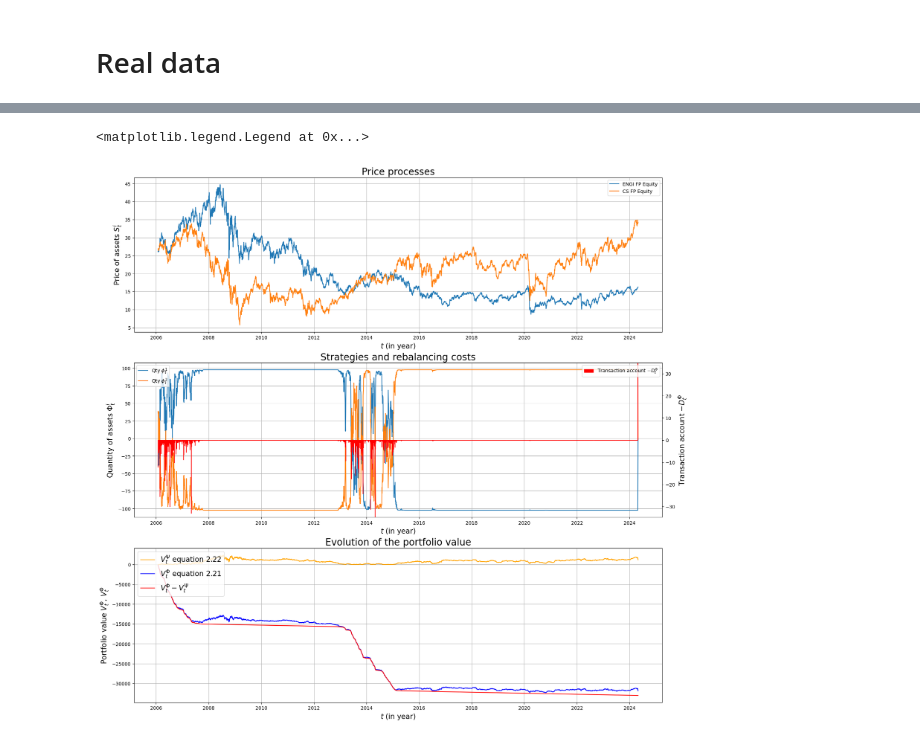
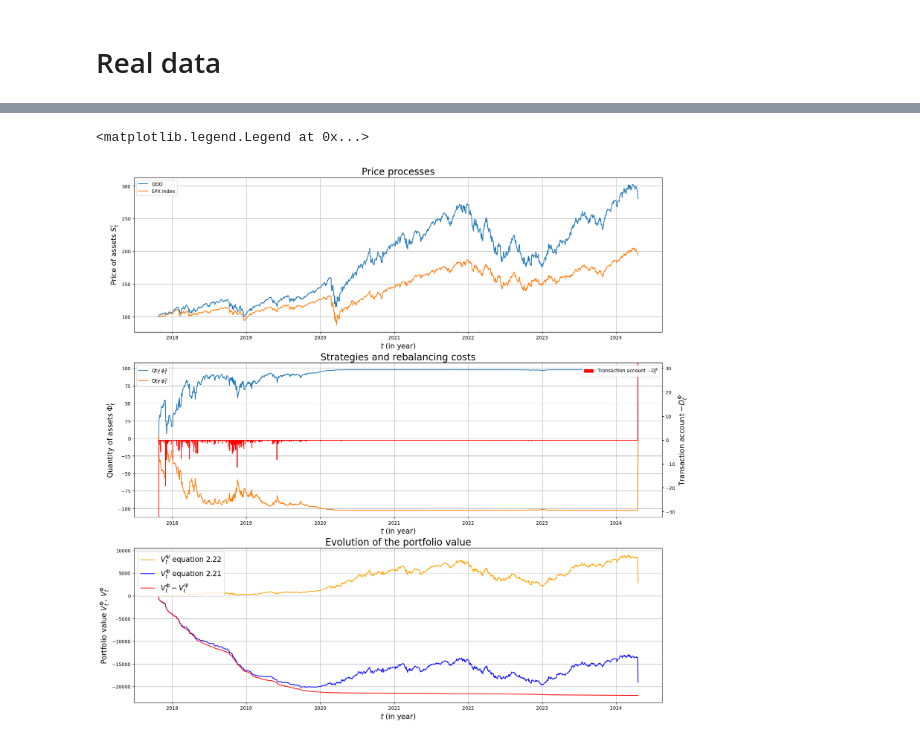
Before and after one commit to BaptisteZloch/Discretization-of-continuous-time-arbitrage-strategies-in-financial-markets-with-fBm, a Jupyter notebook: src/salopek_strategy.ipynb, the cells around one changed output, grey strips where cells are left out. Drawn from its saved outputs; the diff is of its cells as text; code cells hidden in the pictures.

```diff
--- a/src/salopek_strategy.ipynb
+++ b/src/salopek_strategy.ipynb
@@ -89,7 +94,7 @@ df_ptf = generate_n_assets_portfolio(
     2,
     n_steps=250,
     T=1,
-    H=0.7,
+    H=0.2,
     mu=0.05,
     sigma=0.1,
     s0=100,
@@ -338,0 +312,5 @@ df_ptf
+# %%
+df_ptf = pd.read_csv("../data/data_engie_axa.csv", sep=";").dropna()
+df_ptf["Date"] = pd.to_datetime(df_ptf["Date"],dayfirst=True)
+df_ptf = df_ptf.set_index("Date").sort_index()
+df_ptf
@@ -349,20 +447,20 @@ SCALING_FACTOR = 100  # \gamma
 
 salopek_strat = SalopekStrategy(alpha=ALPHA, beta=BETA)
 
-
+df_backtest = df_ptf[["QQQ","SPX Index"]]
 bk_tester = Backtester()
 
 weights_df, V_t_psi, V_t_phi, transaction_account = bk_tester.run_backtest(
-    universe_dataframe=df_ptf,
+    universe_dataframe=df_backtest,
     allocation_function=salopek_strat.get_allocation,
     p1=P1,
     p2=P2,
 )
 # %%
 _, ax = plt.subplots(3, 1, figsize=(20, 20))
-for col in df_ptf.columns:
+for col in df_backtest.columns:
     ax[0].plot(
-        df_ptf[col],
+        df_backtest[col],
         label=f"{col}",
     )
 
@@ -379,7 +477,7 @@ for col in weights_df.columns:
     )
 ax_l = ax[1].twinx()
 ax_l.fill_between(
-    df_ptf.index,
+    df_backtest.index,
     -transaction_account,
     color="red",
     step="pre",
@@ -388,34 +486,34 @@ ax_l.fill_between(
 
 ax[1].set_xlabel("$t$ (in year)", fontsize=15)
 ax[1].set_ylabel(r"Quantity of assets $\Phi_t^i$", fontsize=15)
 ax_l.set_ylabel(r"Transaction account $-D_t^\Phi$", fontsize=15)
 ax_l.set_ylim([-max(transaction_account), max(transaction_account)])
 ax[1].set_title(f"Strategies and rebalancing costs", fontsize=20)
 ax[1].grid()
 ax[1].legend(fontsize=10, loc="upper left")
 ax_l.legend(fontsize=10, loc="upper right")
 # ax_l2 = ax[2].twinx()
-ax[2].plot(df_ptf.index, V_t_psi, label=r"$V_t^\Psi$ equation 2.22", color="orange")
+ax[2].plot(df_backtest.index, V_t_psi, label=r"$V_t^\Psi$ equation 2.22", color="orange")
 ax[2].plot(
-    df_ptf.index,
+    df_backtest.index,
     V_t_phi,
     # linestyle="--",
     label=r"$V_t^\Phi$ equation 2.21",
     color="blue",
 )
 ax[2].plot(
-    df_ptf.index,
+    df_backtest.index,
     V_t_phi - V_t_psi,
     label=r"$V_t^\Phi-V_t^\Psi$",
     color="red",
 )
 
 ax[2].set_xlabel("$t$ (in year)", fontsize=15)
 ax[2].set_ylabel(r"Portfolio value $V_t^\Phi$, $V_t^\Phi$", fontsize=15)
 ax[2].set_title(f"Evolution of the portfolio value", fontsize=20)
 ax[2].grid()
 # ax_l2.legend(fontsize=15, loc="upper left")
 ax[2].legend(fontsize=15, loc="upper left")
 # %% [output]
 <matplotlib.legend.Legend at 0x...>
-[figure, old version]
+[figure, new version]
```
Also changed, not shown: parts of 16 cells of this notebook, 5 other files.
